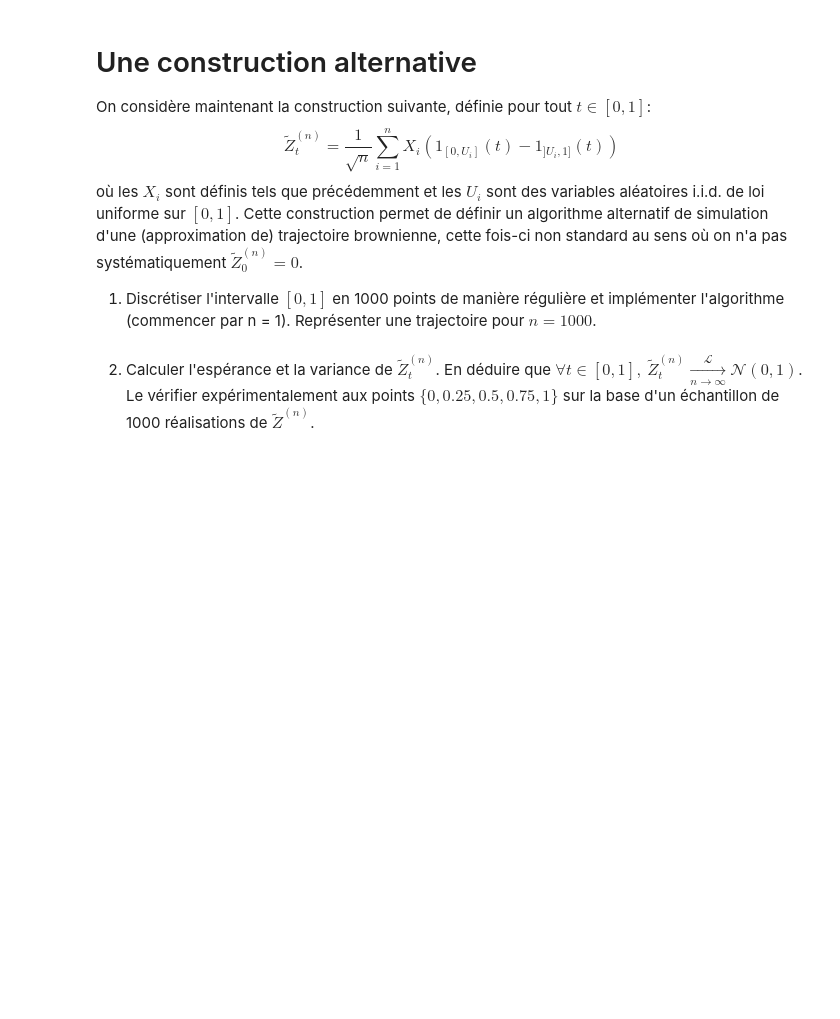
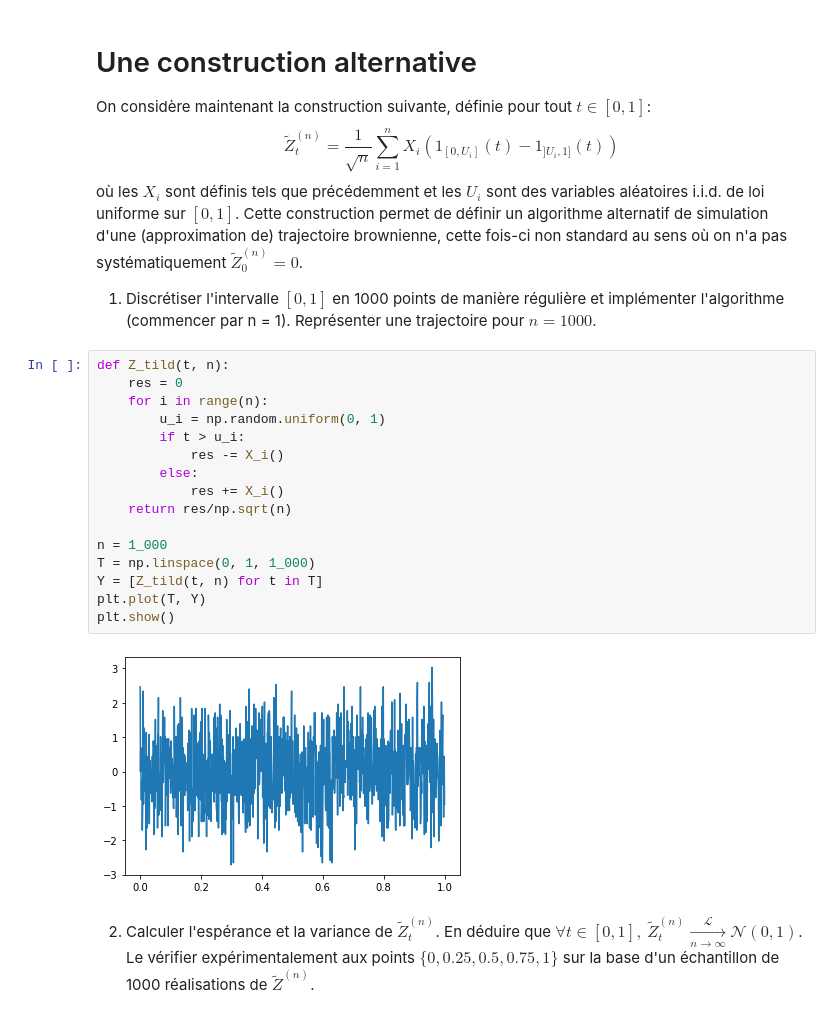
Before and after one commit to gabrielleberrada/projet_num_proba, a Jupyter notebook: Projet_numerique_de_Probabilités_2022 - enonce.ipynb, the cells around one changed output. Drawn from its saved outputs; the diff is of its cells as text; blank space fills up the shorter version.

```diff
--- a/Projet_numerique_de_Probabilités_2022 - enonce.ipynb
+++ b/Projet_numerique_de_Probabilités_2022 - enonce.ipynb
@@ -196,5 +213,23 @@ où les $X_i$ sont définis tels que précédemment et les $U_i$ sont des variab
 Cette construction permet de définir un algorithme alternatif de simulation d'une (approximation de) trajectoire brownienne, cette fois-ci non standard au sens où on n'a pas systématiquement $\tilde{Z}^{(n)}_0 = 0$.
 
 1. Discrétiser l'intervalle $[0,1]$ en 1000 points de manière régulière et implémenter l'algorithme (commencer par n = 1). Représenter une trajectoire pour $n = 1000$.
+# %%
+def Z_tild(t, n):
+    res = 0
+    for i in range(n):
+        u_i = np.random.uniform(0, 1)
+        if t > u_i:
+            res -= X_i()
+        else:
+            res += X_i()
+    return res/np.sqrt(n)
+
+n = 1_000
+T = np.linspace(0, 1, 1_000)
+Y = [Z_tild(t, n) for t in T]
+plt.plot(T, Y)
+plt.show()
+# %% [output]
+[figure, added]
 # %% [markdown]
 2. Calculer l'espérance et la variance de $\tilde{Z}^{(n)}_t$. En déduire que $\forall t \in [0,1],~ \tilde{Z}^{(n)}_t\xrightarrow[n \to \infty]{\mathcal{L}}\mathcal{N}(0,1)$. Le vérifier expérimentalement aux points $\{0,0.25,0.5,0.75,1\}$ sur la base d'un échantillon de 1000 réalisations de $\tilde{Z}^{(n)}$.
```
Also changed, not shown: parts of 9 cells of this notebook.
